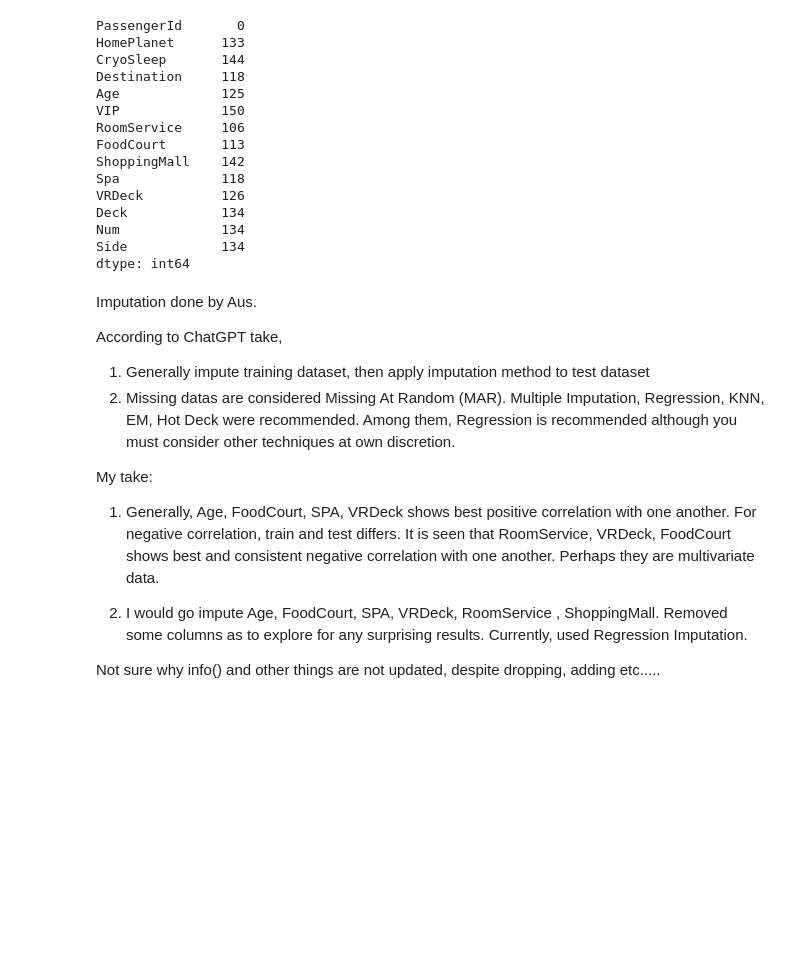
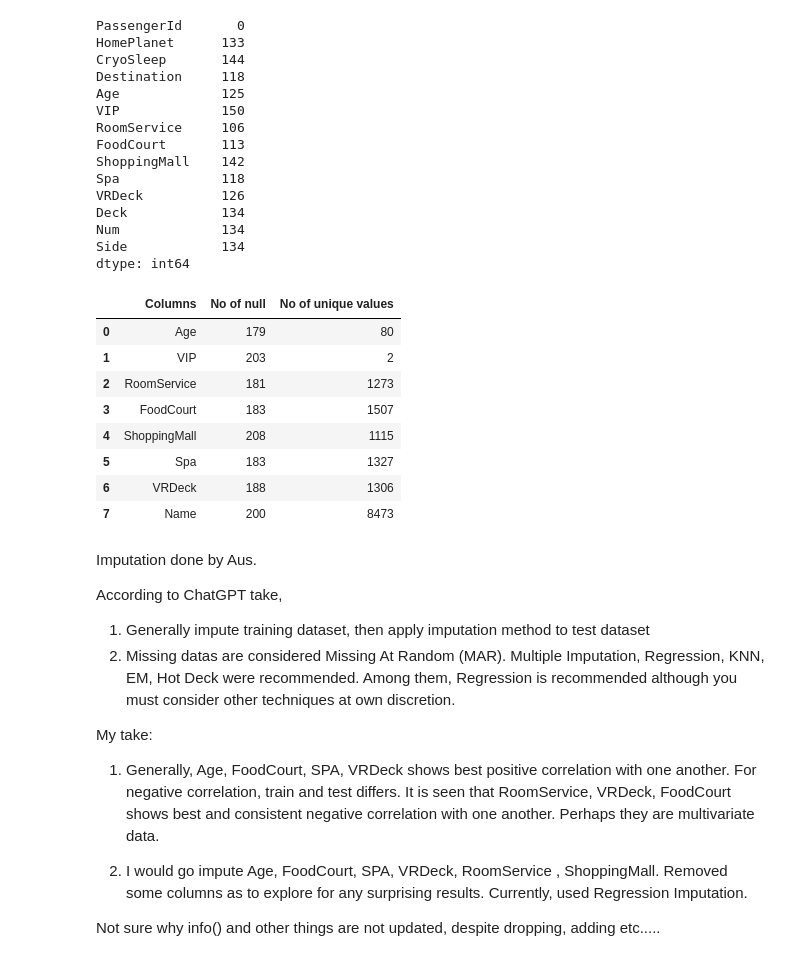
Before and after one commit to lseeker5/Spaceship-Titanic, a Jupyter notebook: spaceship-titanic-v1.ipynb, the cells around one changed output. Saved outputs shown, nothing was run; the diff lists cells and outputs as text; code cells hidden in the pictures; blank space fills up the shorter version.

```diff
--- a/spaceship-titanic-v1.ipynb
+++ b/spaceship-titanic-v1.ipynb
@@ -351,6 +310,18 @@ Deck            134
 Num             134
 Side            134
 dtype: int64
+# %%
+summary
+# %% [output]
+|  | Columns | No of null | No of unique values |
+| 0 | Age | 179 | 80 |
+| 1 | VIP | 203 | 2 |
+| 2 | RoomService | 181 | 1273 |
+| 3 | FoodCourt | 183 | 1507 |
+| 4 | ShoppingMall | 208 | 1115 |
+| 5 | Spa | 183 | 1327 |
+| 6 | VRDeck | 188 | 1306 |
+| 7 | Name | 200 | 8473 |
 # %% [markdown]
 Imputation done by Aus.
 
```
Also changed, not shown: parts of 22 cells of this notebook.
